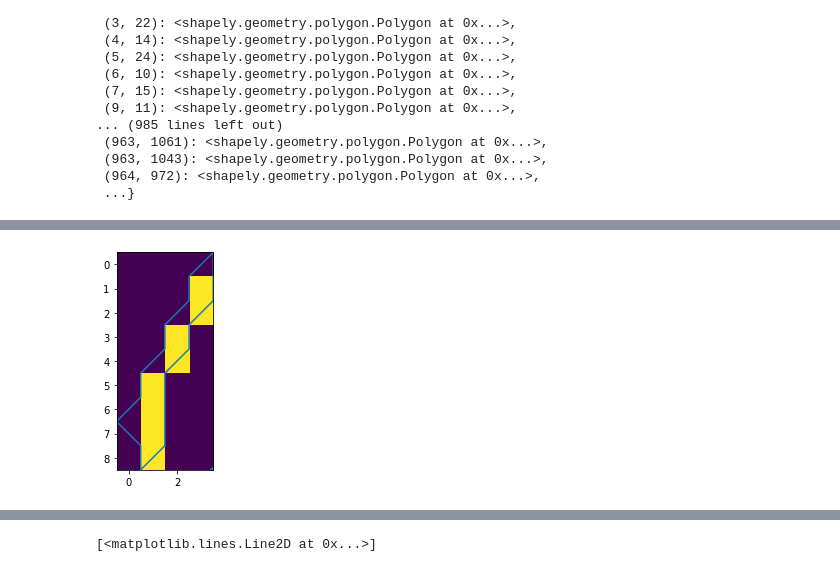
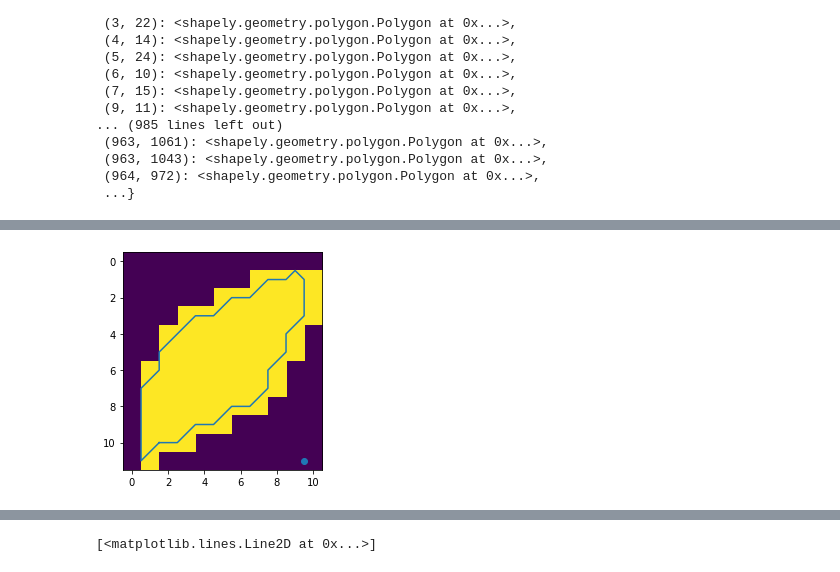
Before and after one commit to clemenshug/celltide, a Jupyter notebook: celltide_exploration.ipynb, the cells around one changed output, grey strips where cells are left out. Drawn from its saved outputs; the diff is of its cells as text; code cells hidden in the pictures.

```diff
--- a/celltide_exploration.ipynb
+++ b/celltide_exploration.ipynb
@@ -532,26 +588,48 @@ x.bounds
 import rasterio.features
 # %%
 def shape_to_mask(shape, pad=0):
-    bounds = list(shape.bounds)
+    bounds = np.array(shape.bounds) # + np.array([-0.5, -0.5, 0.5, 0.5])
+    print(f"raw bounds {bounds}")
+    frac = np.modf(bounds)[0]
+    ends_half = np.isclose(frac, 0.5)
+    if not ends_half[0]:
+        bounds[0] -= 0.5
+    if not ends_half[1]:
+        bounds[1] -= 0.5
+    if not ends_half[2]:
+        bounds[2] += 0.5
+    if not ends_half[3]:
+        bounds[3] += 0.5
+    # bounds = np.array([
+    #     np.floor(bounds[0] * 2) / 2,
+    #     np.floor(bounds[1] * 2) / 2,
+    #     np.ceil(bounds[2] * 2) / 2,
+    #     np.ceil(bounds[3] * 2) / 2,
+    # ])
+    # print(bounds)
     if pad != 0:
         bounds[0] -= pad
         bounds[1] -= pad
         bounds[2] += pad
         bounds[3] += pad
-    # print(f"bounds {bounds}")
-    mask_shape = np.rint([
+    print(f"bounds {bounds}")
+    # mask_shape = np.rint([
+    #     bounds[3] - bounds[1],
+    #     bounds[2] - bounds[0]
+    # ]).astype(int)
+    mask_shape = np.array([
         bounds[3] - bounds[1],
         bounds[2] - bounds[0]
     ]).astype(int)
-    # print(f"mask shape {mask_shape}")
+    print(f"mask shape {mask_shape}")
     shape_trans = shapely.affinity.translate(shape, -bounds[0], -bounds[1])
-    # print(f"trans bounds {shape_trans.bounds}")
+    print(f"trans bounds {shape_trans.bounds}")
     mask = rasterio.features.rasterize(
         [shape_trans],
         out_shape=mask_shape,
-        fill=0, all_touched=False
+        fill=0, all_touched=True
     )
-    # print(f"final mask shape {mask.shape}")
+    print(f"final mask shape {mask.shape}")
     return mask
 
 def plot_reconstruction(shape, pad=0, original=None):
@@ -562,8 +640,8 @@ def plot_reconstruction(shape, pad=0, original=None):
             -shape.bounds[0],
             -shape.bounds[1]
         ).exterior.coords
-    ) - 0.5 + pad
-    # print(f"coords x {c[:, 0].min()} {c[:, 0].max()} y {c[:, 1].min()} {c[:, 1].max()}")
+    ) + pad
+    print(f"coords x {c[:, 0].min()} {c[:, 0].max()} y {c[:, 1].min()} {c[:, 1].max()}")
     if original is None:
         plt.imshow(mask)
     else:
@@ -603,7 +724,7 @@ plot_reconstruction(intersections[(18, 19)], 0)
 # %%
-plot_reconstruction(intersections[(46, 57)], 0)
+plot_reconstruction(intersections[(46, 57)], 1)
 # %% [output]
-[figure, old version]
+[figure, new version]
 # %%
 plot_reconstruction(y_shape, 0, y[1:-1, 1:-1])
 # %% [output]
```
Also changed, not shown: parts of 32 cells of this notebook.
